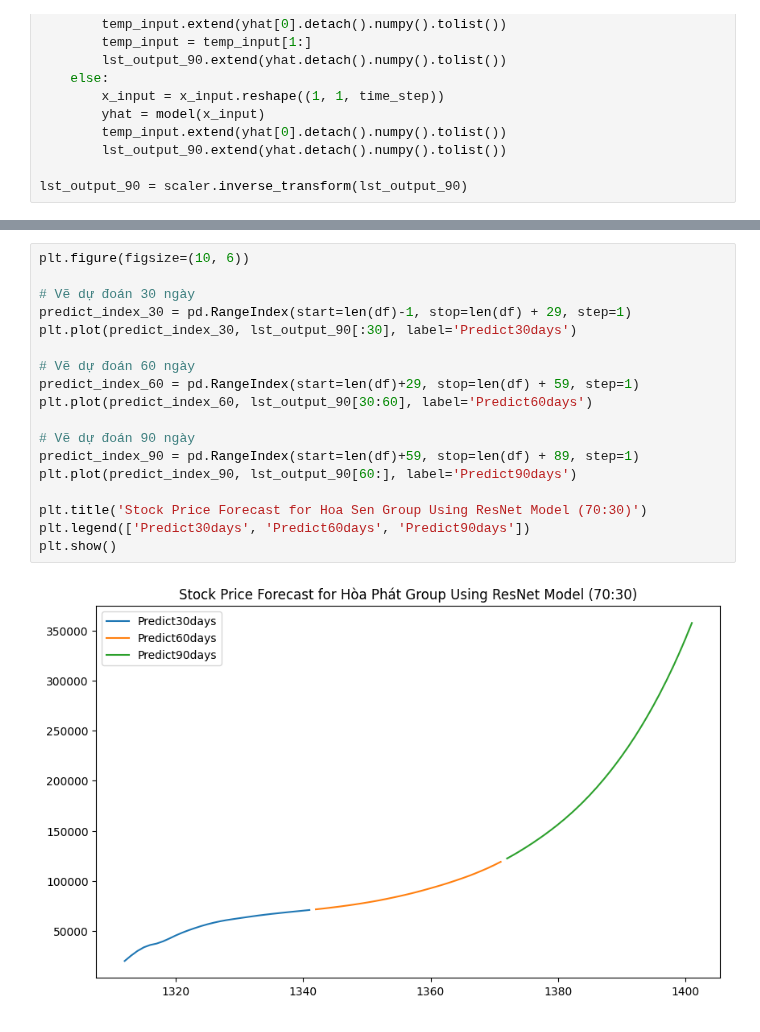
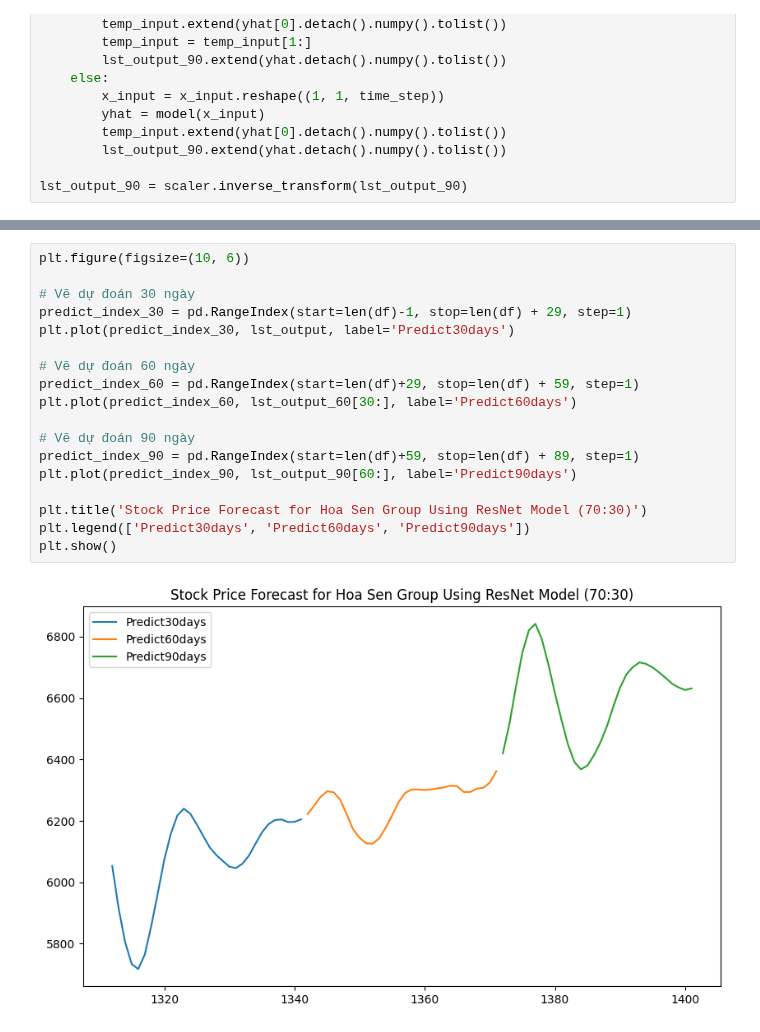
Before and after one commit to xuanquynhle/IS403.O21.HTCL_Team5, a Jupyter notebook: ResNet_Model/HSG_ResNet_Model_70_30.ipynb, the cells around one changed output, grey strips where cells are left out. Cells and saved outputs as stored; diff of their text form.

```diff
--- a/ResNet_Model/HSG_ResNet_Model_70_30.ipynb
+++ b/ResNet_Model/HSG_ResNet_Model_70_30.ipynb
@@ -369,23 +369,23 @@ plt.show()
 # %%
 plt.figure(figsize=(10, 6))
 
 # Vẽ dự đoán 30 ngày
 predict_index_30 = pd.RangeIndex(start=len(df)-1, stop=len(df) + 29, step=1)
-plt.plot(predict_index_30, lst_output_90[:30], label='Predict30days')
+plt.plot(predict_index_30, lst_output, label='Predict30days')
 
 # Vẽ dự đoán 60 ngày
 predict_index_60 = pd.RangeIndex(start=len(df)+29, stop=len(df) + 59, step=1)
-plt.plot(predict_index_60, lst_output_90[30:60], label='Predict60days')
+plt.plot(predict_index_60, lst_output_60[30:], label='Predict60days')
 
 # Vẽ dự đoán 90 ngày
 predict_index_90 = pd.RangeIndex(start=len(df)+59, stop=len(df) + 89, step=1)
 plt.plot(predict_index_90, lst_output_90[60:], label='Predict90days')
 
 plt.title('Stock Price Forecast for Hoa Sen Group Using ResNet Model (70:30)')
 plt.legend(['Predict30days', 'Predict60days', 'Predict90days'])
 plt.show()
 # %% [output]
-[figure, old version]
+[figure, new version]
 # %%
 plt.figure(figsize=(10, 6))
 
```
Also changed, not shown: parts of 7 cells of this notebook, 5 other files.
